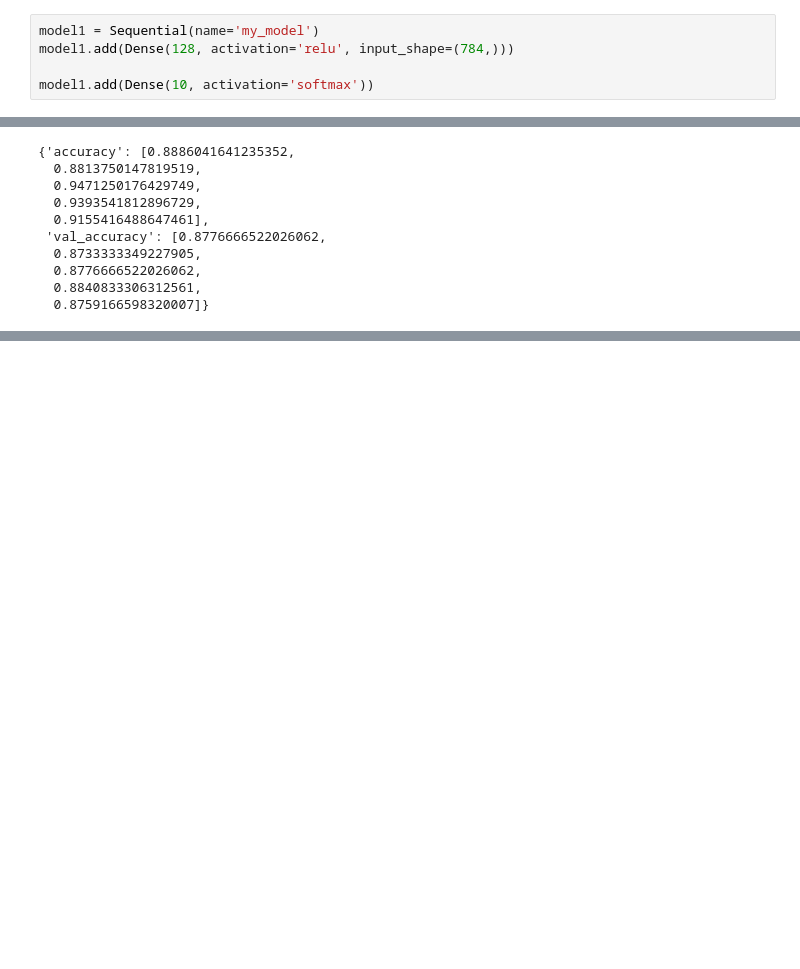
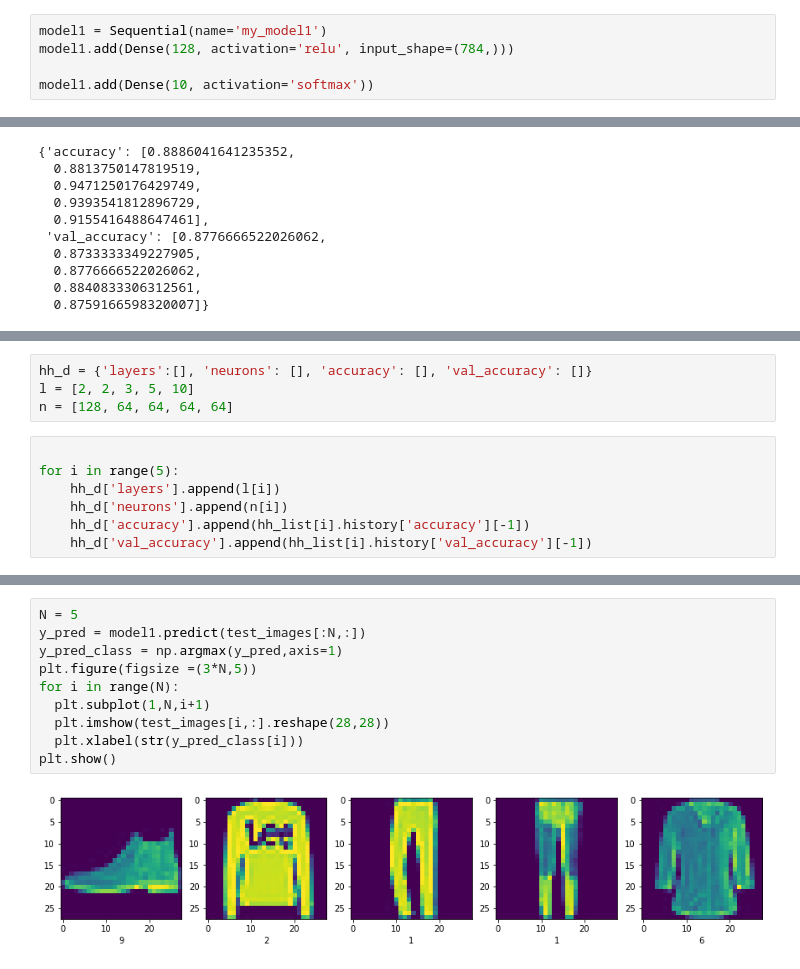
Before and after one commit to rabenkralle/Neural_network, a Jupyter notebook: lesson_2/HW2.ipynb, the cells around one changed output, grey strips where cells are left out. Drawn from its saved outputs; the diff is of its cells as text; blank space fills up the shorter version.

```diff
--- a/lesson_2/HW2.ipynb
+++ b/lesson_2/HW2.ipynb
@@ -58,7 +58,7 @@ np.unique(train_labels)
 # %% [output]
 array([0, 1, 2, 3, 4, 5, 6, 7, 8, 9], dtype=uint8)
 # %%
-model1 = Sequential(name='my_model')
+model1 = Sequential(name='my_model1')
 model1.add(Dense(128, activation='relu', input_shape=(784,)))
 
 model1.add(Dense(10, activation='softmax'))
@@ -457,0 +496,11 @@ hh_t
+# %%
+hh_d = {'layers':[], 'neurons': [], 'accuracy': [], 'val_accuracy': []}
+l = [2, 2, 3, 5, 10]
+n = [128, 64, 64, 64, 64]
+# %%
+
+for i in range(5):
+    hh_d['layers'].append(l[i])
+    hh_d['neurons'].append(n[i])
+    hh_d['accuracy'].append(hh_list[i].history['accuracy'][-1])
+    hh_d['val_accuracy'].append(hh_list[i].history['val_accuracy'][-1])
@@ -457,0 +529,12 @@ hh_t
+# %%
+N = 5
+y_pred = model1.predict(test_images[:N,:])
+y_pred_class = np.argmax(y_pred,axis=1)
+plt.figure(figsize =(3*N,5))
+for i in range(N):
+  plt.subplot(1,N,i+1)
+  plt.imshow(test_images[i,:].reshape(28,28))
+  plt.xlabel(str(y_pred_class[i]))
+plt.show()
+# %% [output]
+[figure, added]
```
Also changed, not shown: parts of 7 cells of this notebook.
